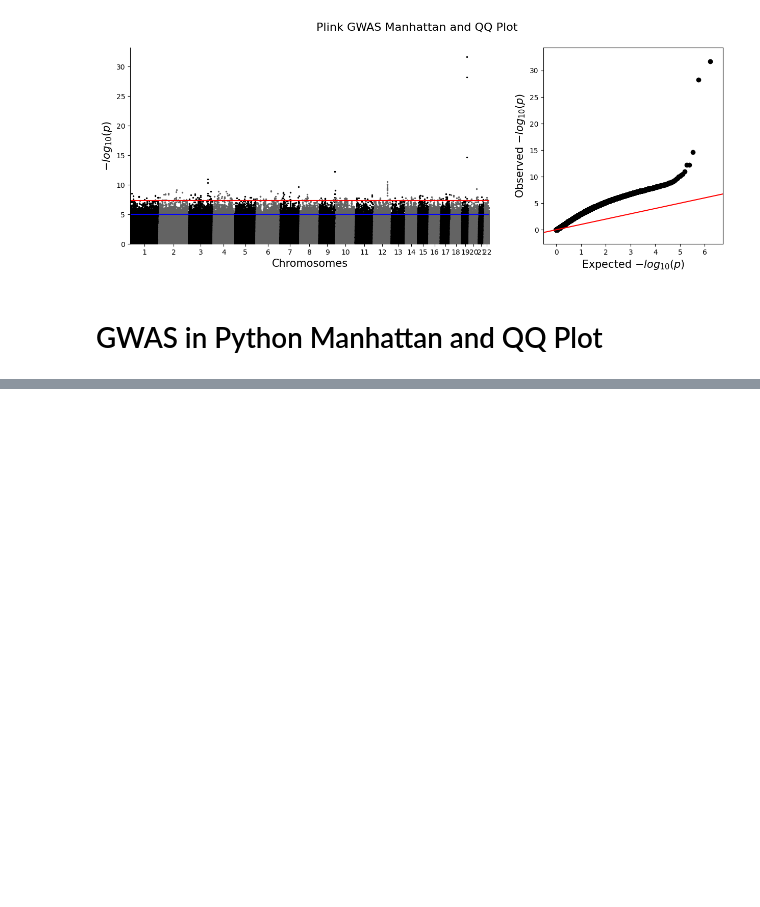
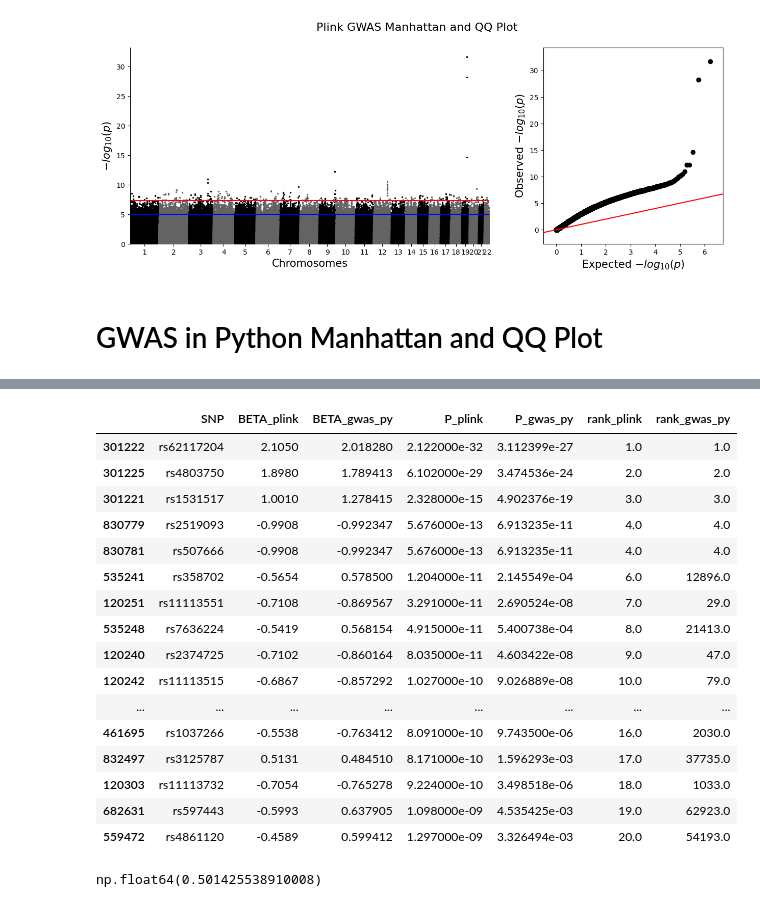
Before and after one commit to owenjpark/CSE-284-GWAS, a Jupyter notebook: results.ipynb, the cells around one changed output, grey strips where cells are left out. Cells and saved outputs as stored; diff of their text form; code cells hidden in the pictures; blank space fills up the shorter version.

```diff
--- a/results.ipynb
+++ b/results.ipynb
@@ -31,0 +68,31 @@ qqman.qqplot(data, ax=ax1)
+# %%
+summary = merged[[
+    "SNP",
+    "BETA_plink", "BETA_gwas_py",
+    "P_plink", "P_gwas_py",
+    "rank_plink", "rank_gwas_py"
+]].sort_values("rank_plink").head(20)
+
+summary
+# %% [output]
+|  | SNP | BETA_plink | BETA_gwas_py | P_plink | P_gwas_py | rank_plink | rank_gwas_py |
+| 301222 | rs62117204 | 2.1050 | 2.018280 | 2.122000e-32 | 3.112399e-27 | 1.0 | 1.0 |
+| 301225 | rs4803750 | 1.8980 | 1.789413 | 6.102000e-29 | 3.474536e-24 | 2.0 | 2.0 |
+| 301221 | rs1531517 | 1.0010 | 1.278415 | 2.328000e-15 | 4.902376e-19 | 3.0 | 3.0 |
+| 830779 | rs2519093 | -0.9908 | -0.992347 | 5.676000e-13 | 6.913235e-11 | 4.0 | 4.0 |
+| 830781 | rs507666 | -0.9908 | -0.992347 | 5.676000e-13 | 6.913235e-11 | 4.0 | 4.0 |
+| 535241 | rs358702 | -0.5654 | 0.578500 | 1.204000e-11 | 2.145549e-04 | 6.0 | 12896.0 |
+| 120251 | rs11113551 | -0.7108 | -0.869567 | 3.291000e-11 | 2.690524e-08 | 7.0 | 29.0 |
+| 535248 | rs7636224 | -0.5419 | 0.568154 | 4.915000e-11 | 5.400738e-04 | 8.0 | 21413.0 |
+| 120240 | rs2374725 | -0.7102 | -0.860164 | 8.035000e-11 | 4.603422e-08 | 9.0 | 47.0 |
+| 120242 | rs11113515 | -0.6867 | -0.857292 | 1.027000e-10 | 9.026889e-08 | 10.0 | 79.0 |
+| ... | ... | ... | ... | ... | ... | ... | ... |
+| 461695 | rs1037266 | -0.5538 | -0.763412 | 8.091000e-10 | 9.743500e-06 | 16.0 | 2030.0 |
+| 832497 | rs3125787 | 0.5131 | 0.484510 | 8.171000e-10 | 1.596293e-03 | 17.0 | 37735.0 |
+| 120303 | rs11113732 | -0.7054 | -0.765278 | 9.224000e-10 | 3.498518e-06 | 18.0 | 1033.0 |
+| 682631 | rs597443 | -0.5993 | 0.637905 | 1.098000e-09 | 4.535425e-03 | 19.0 | 62923.0 |
+| 559472 | rs4861120 | -0.4589 | 0.599412 | 1.297000e-09 | 3.326494e-03 | 20.0 | 54193.0 |
+# %%
+merged["BETA_plink"].corr(merged["BETA_gwas_py"])
+# %% [output]
+np.float64(0.501425538910008)
```
Also changed, not shown: parts of 5 cells of this notebook.
